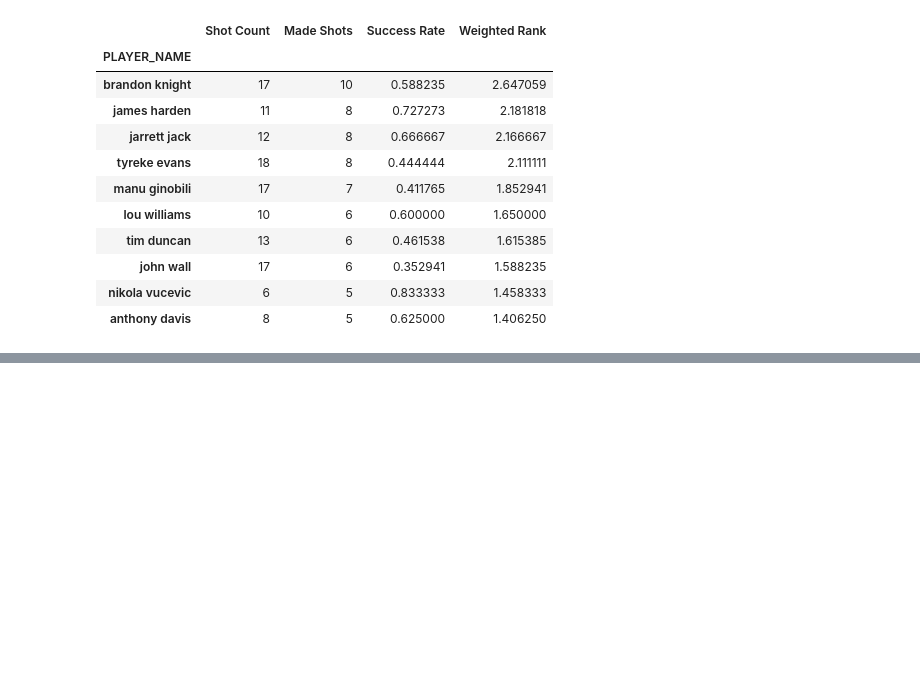
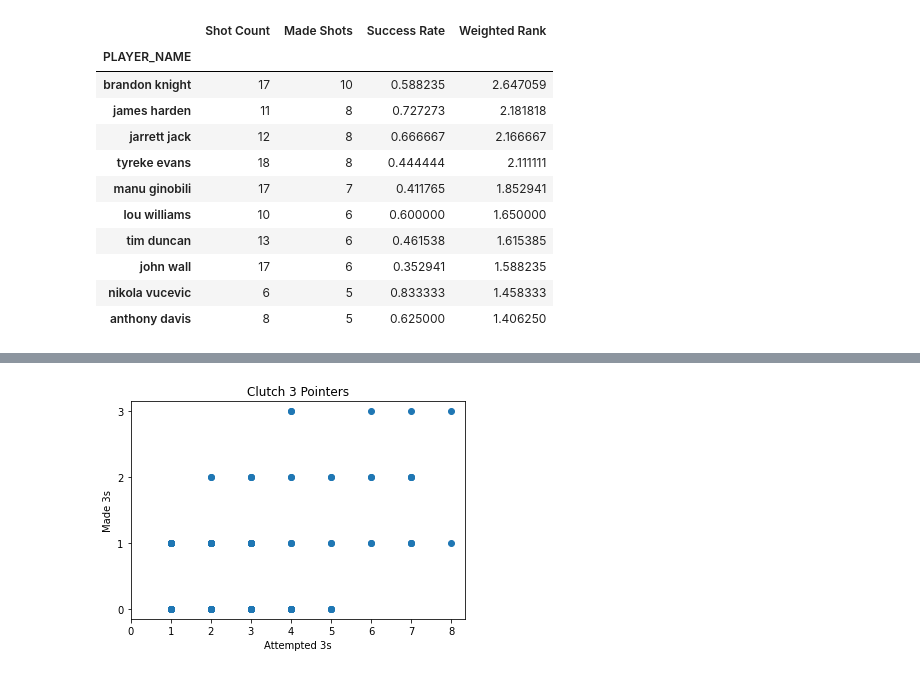
Before and after one commit to briennecole/NBA_Shot_Analysis, a Jupyter notebook: Clutch_Analysis.ipynb, the cells around one changed output, grey strips where cells are left out. Drawn from its saved outputs; the diff is of its cells as text; code cells hidden in the pictures; blank space fills up the shorter version.

```diff
--- a/Clutch_Analysis.ipynb
+++ b/Clutch_Analysis.ipynb
@@ -68,3 +63,17 @@ clutch_chart.sort_values("Weighted Rank", ascending=False).head(10)
 | john wall | 17 | 6 | 0.352941 | 1.588235 |
 | nikola vucevic | 6 | 5 | 0.833333 | 1.458333 |
 | anthony davis | 8 | 5 | 0.625000 | 1.406250 |
+# %%
+three_pts= clutch.loc[clutch["PTS_TYPE"] == 3]
+new_three= three_pts.groupby("PLAYER_NAME")
+made_threes= new_three["FGM"].sum()
+three_count= new_three["PLAYER_ID"].count()
+three_chart= pd.DataFrame({"3s Count": three_count,
+                          "Made 3s": made_threes})
+three_chart["Missed 3s"]= three_count- made_threes
+three_chart["Success Rate"]= three_chart["Made 3s"]/three_chart["3s Count"]
+weighted_made_threes= made_threes*0.5
+weighted_success_rate3= three_chart["Success Rate"]*0.5
+three_chart["Weighted Rank"]= (weighted_made_threes+weighted_success_rate3)/2
+three_chart.sort_values("Weighted Rank", ascending= False).head(10)
+#158 players
@@ -70,0 +93,10 @@ clutch_chart.sort_values("Weighted Rank", ascending=False).head(10)
+# %%
+plt.scatter(three_count,made_threes)
+plt.xlabel("Attempted 3s")
+plt.xticks(np.arange(0, 9, step=1))
+plt.yticks(np.arange(0, 4, step=1))
+plt.title("Clutch 3 Pointers")
+plt.ylabel("Made 3s")
+plt.show()
+# %% [output]
+[figure, added]
```
Also changed, not shown: parts of 5 cells of this notebook, 5 other files.
